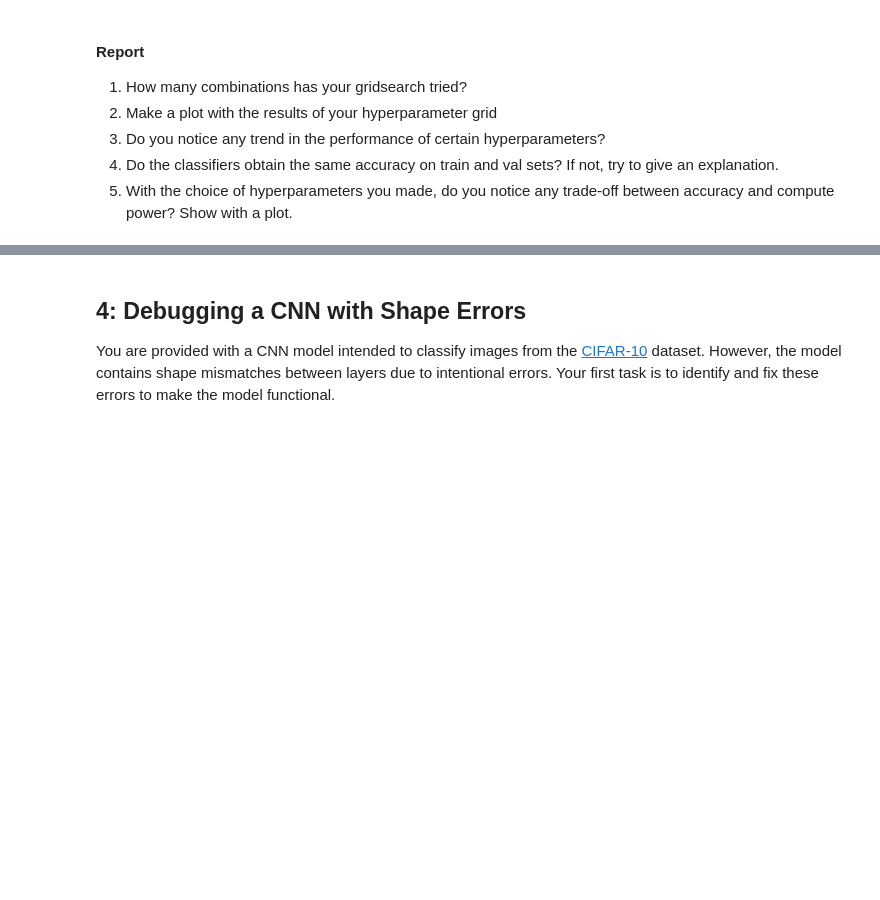
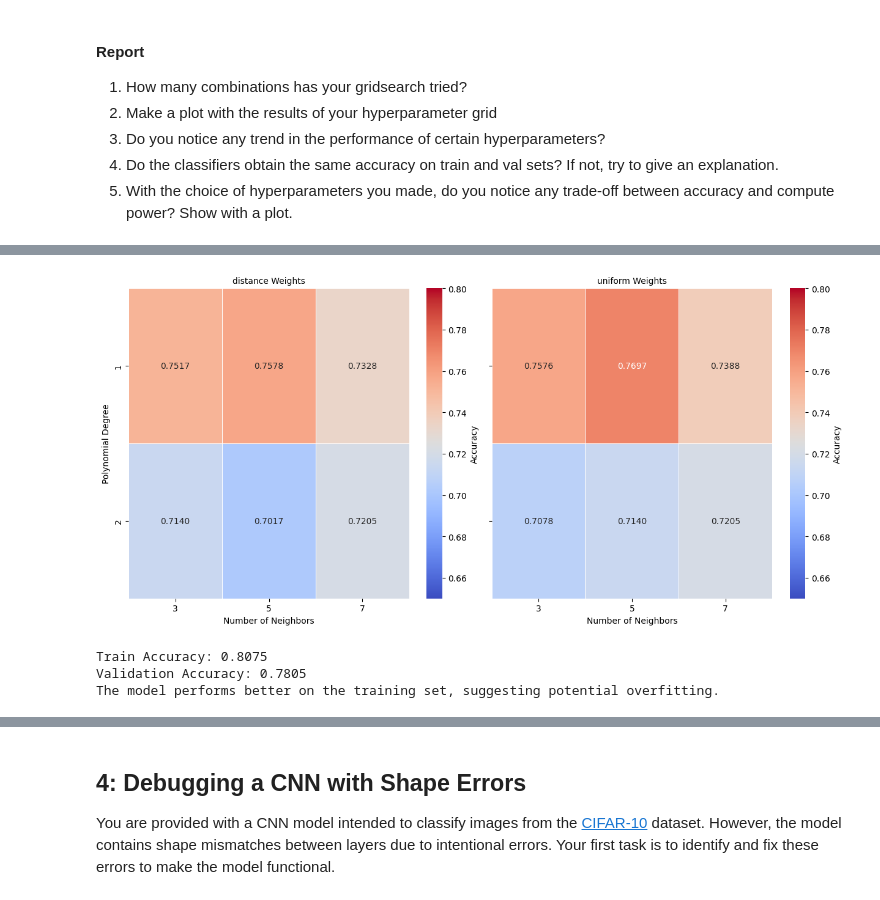
Before and after one commit to azzadom/FDS-HWS, a Jupyter notebook: Homework02/HW2.ipynb, the cells around one changed output, grey strips where cells are left out. Saved outputs shown, nothing was run; the diff lists cells and outputs as text; code cells hidden in the pictures; blank space fills up the shorter version.

```diff
--- a/Homework02/HW2.ipynb
+++ b/Homework02/HW2.ipynb
@@ -1105,0 +1078,44 @@ The model performs better on the training set, suggesting potential overfitting.
+# %%
+# Trends and analysis
+import seaborn as sns
+import matplotlib.pyplot as plt
+
+# Group the data and calculate the mean accuracy
+grouped = cv_res.groupby(['polynomial_degree', 'n_neighbors', 'weights'])['mean_accuracy'].mean().reset_index()
+
+# Create a FacetGrid to display the heatmaps for each weight type
+g = sns.FacetGrid(grouped, col="weights", col_wrap=8, height=6)
+
+g.map_dataframe(lambda data, **kwargs: sns.heatmap(data.pivot_table(index='polynomial_degree', columns='n_neighbors', values='mean_accuracy'),
+                                                   annot=True, cmap='coolwarm', linewidths=0.5,
+                                                   vmin=0.65, vmax=0.80,  # Set color range from 0.65 to 0.80 in order to compare better the results
+                                                   cbar_kws={'label': 'Accuracy'},
+                                                   fmt='.4f', **kwargs)) # Set the number format to 4 decimal places for better readability
+
+g.set_axis_labels("Number of Neighbors", "Polynomial Degree")
+g.set_titles("{col_name} Weights")
+
+plt.show()
+# %% [output]
+[figure, added]
+# %%
+# Train vs. Validation Accuracy
+from sklearn.metrics import accuracy_score
+
+y_pred_train = pipe_cv.predict(X_train)
+y_pred_val = pipe_cv.predict(X_val)
+train_accuracy = accuracy_score(y_train, y_pred_train)
+val_accuracy = accuracy_score(y_val, y_pred_val)
+print(f"Train Accuracy: {train_accuracy:.4f}")
+print(f"Validation Accuracy: {val_accuracy:.4f}")
+
+if train_accuracy > val_accuracy:
+    print("The model performs better on the training set, suggesting potential overfitting.")
+elif train_accuracy < val_accuracy:
+    print("The model performs better on the validation set, which might indicate underfitting.")
+else:
+    print("The model performs equally well on both sets.")
+# %% [output]
+Train Accuracy: 0.8075
+Validation Accuracy: 0.7805
+The model performs better on the training set, suggesting potential overfitting.
```
Also changed, not shown: parts of 24 cells of this notebook, 5 other files.
